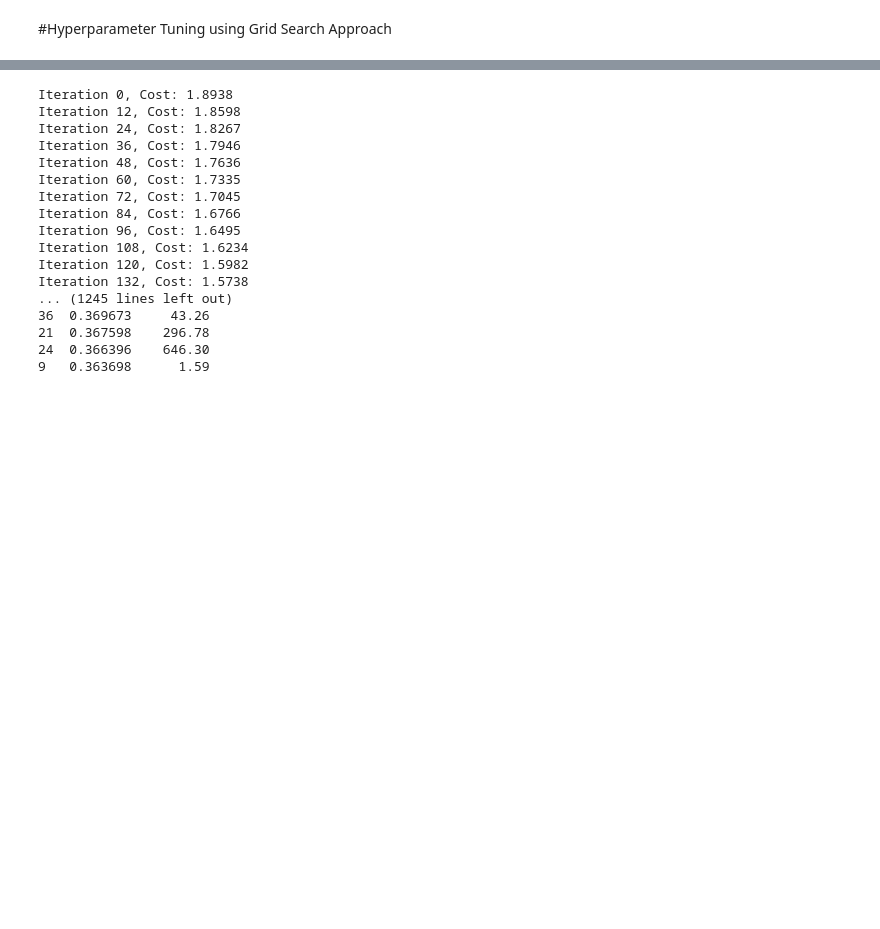
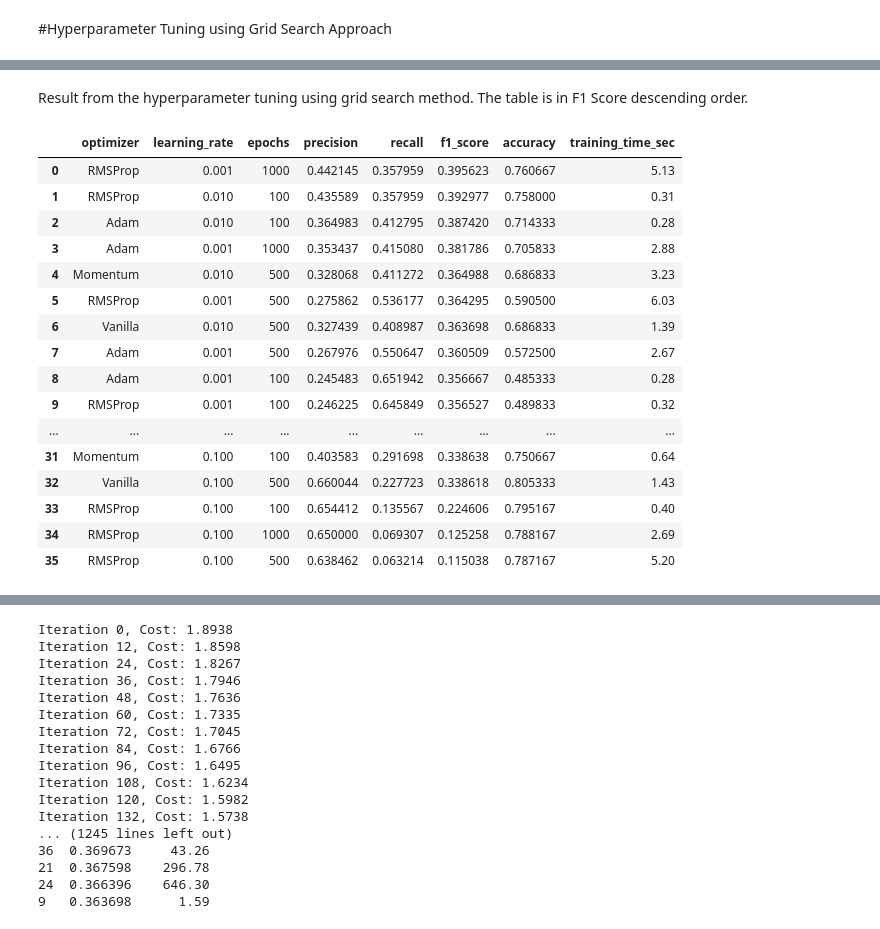
Before and after one commit to SHaruto0/CSCI-4170-Project-in-AI-and-ML, a Jupyter notebook: HW1/Haruto_Suzuki_HW1_Logistic_Regression.ipynb, the cells around one changed output, grey strips where cells are left out. Cells and saved outputs as stored; diff of their text form; code cells hidden in the pictures; blank space fills up the shorter version.

```diff
--- a/HW1/Haruto_Suzuki_HW1_Logistic_Regression.ipynb
+++ b/HW1/Haruto_Suzuki_HW1_Logistic_Regression.ipynb
@@ -596,0 +800,24 @@ Mini Batch Gradient Descent w Adam Results:
+# %% [markdown]
+Result from the hyperparameter tuning using grid search method. The table is in F1 Score descending order.
+# %%
+df = pd.read_csv("grid_search_results_batch.csv")
+
+df
+# %% [output]
+|  | optimizer | learning_rate | epochs | precision | recall | f1_score | accuracy | training_time_sec |
+| 0 | RMSProp | 0.001 | 1000 | 0.442145 | 0.357959 | 0.395623 | 0.760667 | 5.13 |
+| 1 | RMSProp | 0.010 | 100 | 0.435589 | 0.357959 | 0.392977 | 0.758000 | 0.31 |
+| 2 | Adam | 0.010 | 100 | 0.364983 | 0.412795 | 0.387420 | 0.714333 | 0.28 |
+| 3 | Adam | 0.001 | 1000 | 0.353437 | 0.415080 | 0.381786 | 0.705833 | 2.88 |
+| 4 | Momentum | 0.010 | 500 | 0.328068 | 0.411272 | 0.364988 | 0.686833 | 3.23 |
+| 5 | RMSProp | 0.001 | 500 | 0.275862 | 0.536177 | 0.364295 | 0.590500 | 6.03 |
+| 6 | Vanilla | 0.010 | 500 | 0.327439 | 0.408987 | 0.363698 | 0.686833 | 1.39 |
+| 7 | Adam | 0.001 | 500 | 0.267976 | 0.550647 | 0.360509 | 0.572500 | 2.67 |
+| 8 | Adam | 0.001 | 100 | 0.245483 | 0.651942 | 0.356667 | 0.485333 | 0.28 |
+| 9 | RMSProp | 0.001 | 100 | 0.246225 | 0.645849 | 0.356527 | 0.489833 | 0.32 |
+| ... | ... | ... | ... | ... | ... | ... | ... | ... |
+| 31 | Momentum | 0.100 | 100 | 0.403583 | 0.291698 | 0.338638 | 0.750667 | 0.64 |
+| 32 | Vanilla | 0.100 | 500 | 0.660044 | 0.227723 | 0.338618 | 0.805333 | 1.43 |
+| 33 | RMSProp | 0.100 | 100 | 0.654412 | 0.135567 | 0.224606 | 0.795167 | 0.40 |
+| 34 | RMSProp | 0.100 | 1000 | 0.650000 | 0.069307 | 0.125258 | 0.788167 | 2.69 |
+| 35 | RMSProp | 0.100 | 500 | 0.638462 | 0.063214 | 0.115038 | 0.787167 | 5.20 |
```
Also changed, not shown: parts of 15 cells of this notebook.
